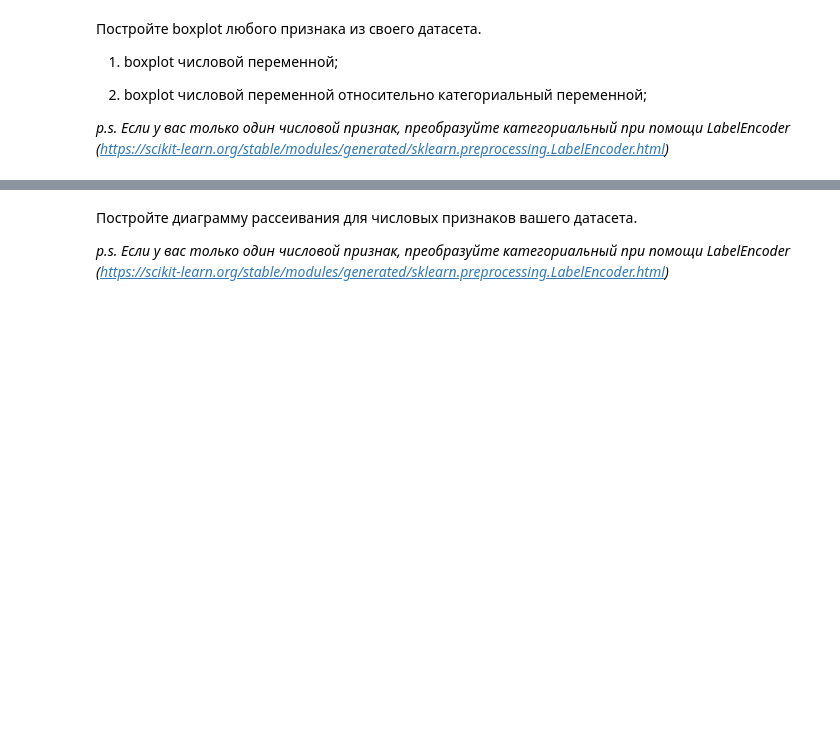
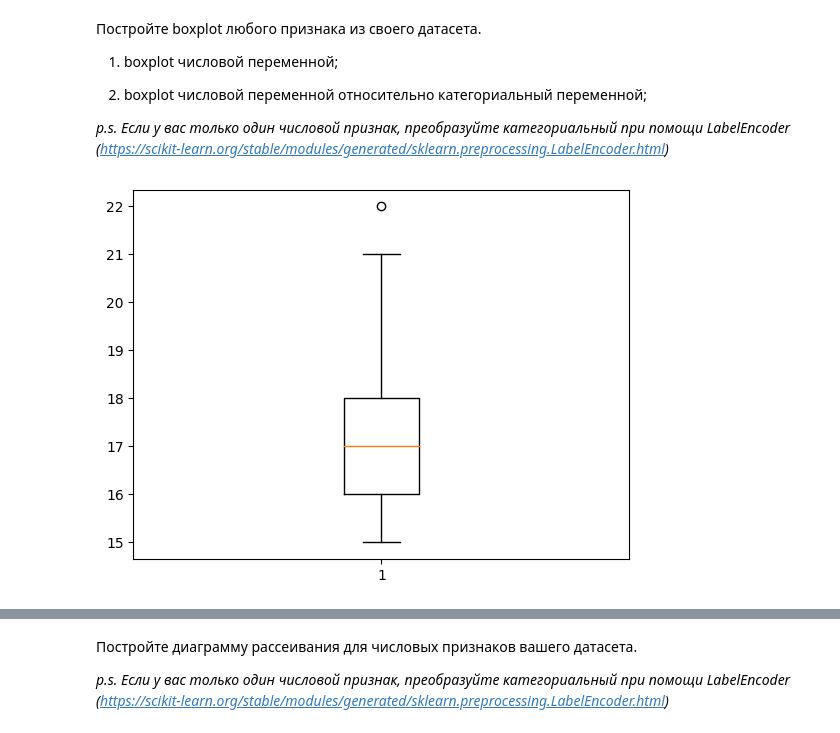
Before and after one commit to KOT1HATOP/ml_labs, a Jupyter notebook: lab2/Задание_2.ipynb, the cells around one changed output, grey strips where cells are left out. Saved outputs shown, nothing was run; the diff lists cells and outputs as text; code cells hidden in the pictures; blank space fills up the shorter version.

```diff
--- a/lab2/Задание_2.ipynb
+++ b/lab2/Задание_2.ipynb
@@ -194,0 +190,5 @@ import matplotlib.pyplot as plt
+# %%
+plt.boxplot(x)
+plt.show()
+# %% [output]
+[figure, added]
```
Also changed, not shown: parts of 14 cells of this notebook.
